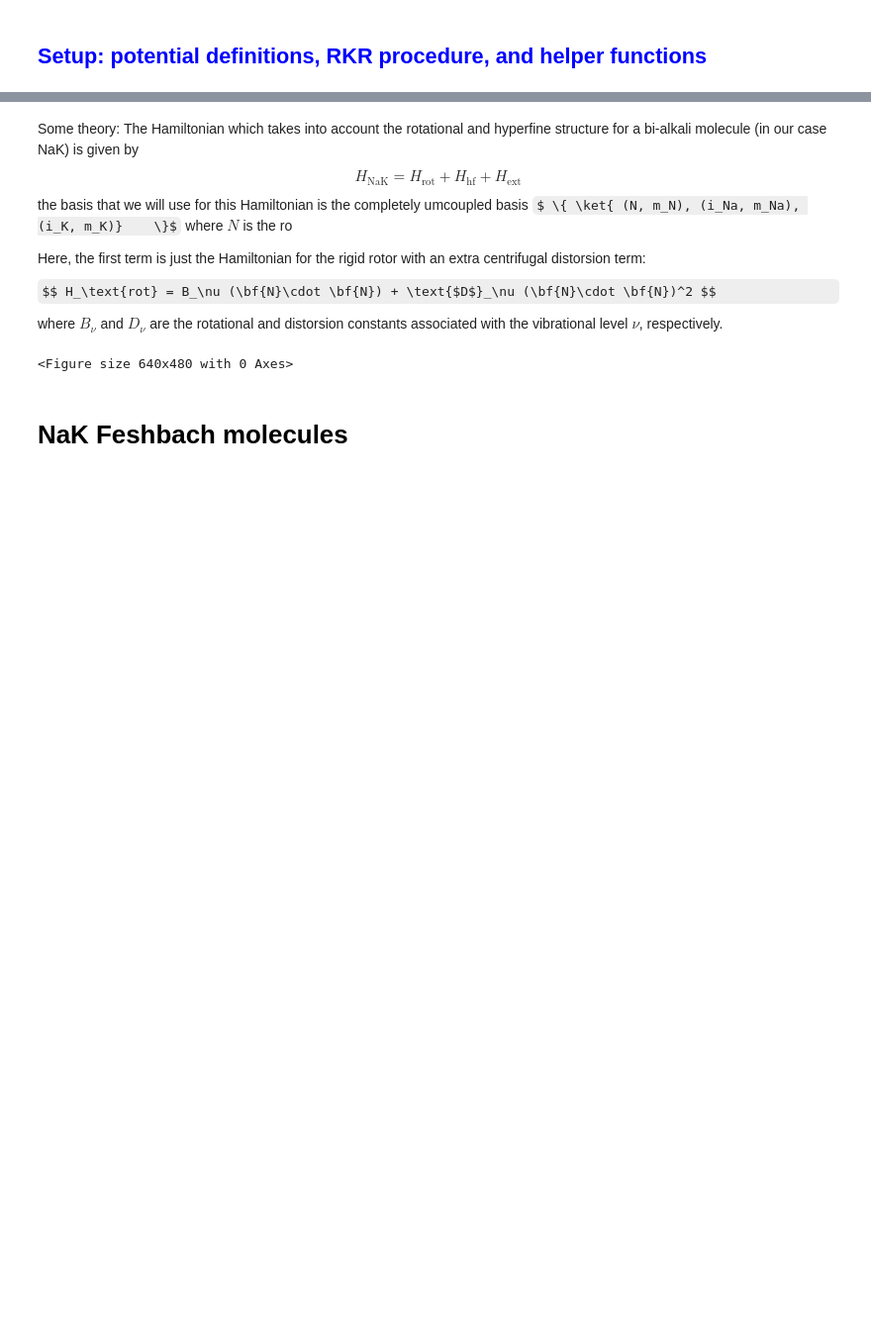
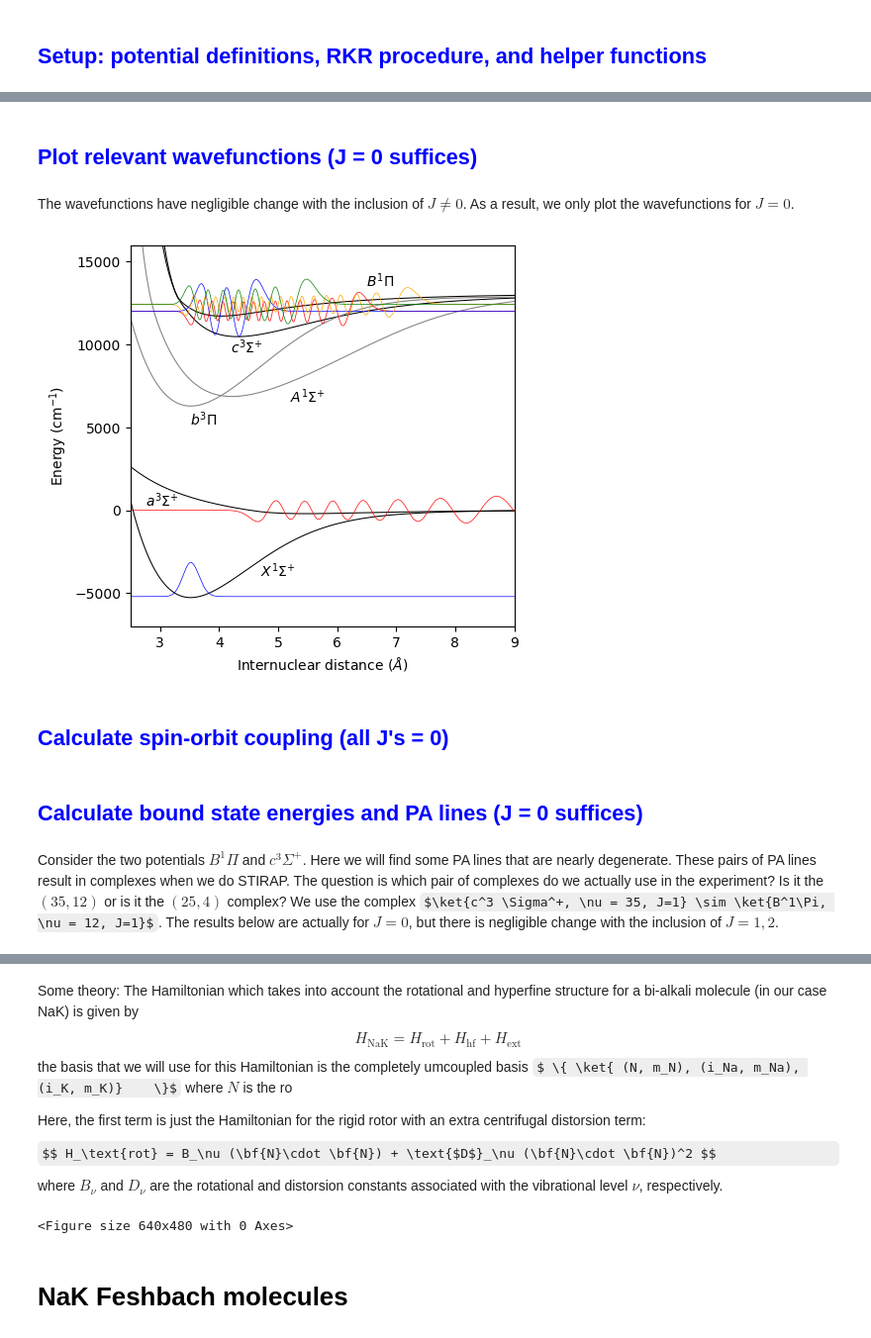
Before and after one commit to huanium/huanium, a Jupyter notebook: MIT_PhD/AMO_Calculator/AMO_Calculator.ipynb, the cells around one changed output, grey strips where cells are left out. Shown at 99% size. Drawn from its saved outputs; the diff is of its cells as text; code cells hidden in the pictures; some formulas as TeX source; blank space fills up the shorter version.

```diff
--- a/MIT_PhD/AMO_Calculator/AMO_Calculator.ipynb
+++ b/MIT_PhD/AMO_Calculator/AMO_Calculator.ipynb
@@ -185,7 +184,7 @@ U_Ferber = np.array([1991.62, 1956.61, 1920.44, 1883.09, 1844.60, 1804.95, 1764.
 # b3Pi potential
 # data source: https://doi.org/10.1063/1.481149
 Te_b3Pi = 11562.18
-v_max_b3Pi = 63
+v_max_b3Pi = 68
 Y_Na39K_b3Pi = np.zeros((8,3))
 Y_Na39K_b3Pi[1][0] = 120.371380
 Y_Na39K_b3Pi[2][0] = -0.332024
@@ -725,7 +724,7 @@ def SE_radial_solver(r, Vr, l, num_states):
 # %%
 # numerov calculate, for E_guess:
 @jit(nopython=True, cache=True)
-def numerov(r, gr, r_center_idx, l=0, dr=1e-3):
+def numerov(r, gr, r_center_idx, dr=1e-3):
     u = np.zeros(r.size)
     # integrate forward to get u[0],...,u[r_center_idx]
     for j in np.linspace(0, r_center_idx, r_center_idx+1):
@@ -1744,0 +1944,57 @@ Consider the two potentials $B^1 \Pi$ and $c^3 \Sigma^+$. Here we will find some
+# %% [markdown]
+## <font size=4, color='blue'>Plot relevant wavefunctions (J = 0 suffices)</font>
+# %% [markdown]
+The wavefunctions have negligible change with the inclusion of $J\neq 0$. As a result, we only plot the wavefunctions for $J=0$.
+# %%
+# plot wfns and potentials from calculated dataframes
+v_X1SP = 0        # absolute ground state, vibrational quantum number = 0
+v_a3SP = 19       # FB molecule, vibration quantum number = 19
+v_c3SP = 25       # should be 25 according to Martin's calc based on spec data
+v_B1Pi = 4        # should be 4 according to Martin's calc based on spec data
+v_c3SP_new = 35
+v_B1Pi_new = 12
+
+# initialize figures
+fig, ax = plt.subplots(figsize=(5,5))
+
+# plot potentials
+ax.plot(r[::100], X1SigmaPlus_J_0_df['potential'][0][::100],'k',linewidth=0.75)
+ax.plot(r[::100], a3SigmaPlus_J_0_df['potential'][0][::100],'k',linewidth=0.75)
+ax.plot(r[::100], B1Pi_J_0_df['potential'][0][::100],       'k',linewidth=0.75)
+ax.plot(r[::100], c3SigmaPlus_J_0_df['potential'][0][::100],'k',linewidth=0.75)
+ax.plot(r[::100], b3Pi_J_0_df['potential'][0][::100],       '0.5',linewidth=0.75)
+ax.plot(r[::100], A1SigmaPlus_J_0_df['potential'][0][::100],'0.5',linewidth=0.75)
+
+# label potentials
+ax.annotate('$X^{1}\Sigma^{+}$', xy = (4.7,  -4000), xytext = (4.7,  -4000))
+ax.annotate('$a^{3}\Sigma^{+}$', xy = (2.75  , 250), xytext = (2.75  , 250))
+ax.annotate('$c^{3}\Sigma^{+}$', xy = (4.2,   9500), xytext = (4.2,   9500))
+ax.annotate('$B^{1}\Pi$',        xy = (6.5,  13500), xytext = (6.5,  13500))
+ax.annotate('$b^{3}\Pi$',        xy = (3.5,   5100), xytext = (3.5,   5100))
+ax.annotate('$A^{1}\Sigma^{+}$', xy = (5.2,   6500), xytext = (5.2,   6500))
+
+# scale and plot relevant wavefunctions:
+scale_X1SP = max(X1SigmaPlus_J_0_df['wfn_NC'][v_X1SP])*500
+ax.plot(r,scale_X1SP*X1SigmaPlus_J_0_df['wfn_NC'][v_X1SP]+X1SigmaPlus_J_0_df['En_NC'][v_X1SP], 'blue',linewidth=0.5)
+scale_a3SP = max(a3SigmaPlus_J_0_df['wfn_NC'][v_a3SP])*20000
+ax.plot(r,scale_a3SP*a3SigmaPlus_J_0_df['wfn_NC'][v_a3SP]+a3SigmaPlus_J_0_df['En_NC'][v_a3SP], 'red',linewidth=0.5)
+scale_c3SP = max(c3SigmaPlus_J_0_df['wfn_NC'][v_c3SP])*800
+ax.plot(r,scale_c3SP*c3SigmaPlus_J_0_df['wfn_NC'][v_c3SP]+c3SigmaPlus_J_0_df['En_NC'][v_c3SP], 'red',linewidth=0.5)
+scale_B1Pi = max(B1Pi_J_0_df['wfn_NC'][v_B1Pi])*1000
+ax.plot(r,scale_B1Pi*B1Pi_J_0_df['wfn_NC'][v_B1Pi]+B1Pi_J_0_df['En_NC'][v_B1Pi], 'blue',linewidth=0.5)
+scale_c3SP_new = max(c3SigmaPlus_J_0_df['wfn_NC'][v_c3SP_new])*800
+ax.plot(r,scale_c3SP_new*c3SigmaPlus_J_0_df['wfn_NC'][v_c3SP_new]+c3SigmaPlus_J_0_df['En_NC'][v_c3SP_new], 'orange',linewidth=0.5)
+scale_B1Pi_new = max(B1Pi_J_0_df['wfn_NC'][v_B1Pi_new])*1000
+ax.plot(r,scale_B1Pi_new*B1Pi_J_0_df['wfn_NC'][v_B1Pi_new]+B1Pi_J_0_df['En_NC'][v_B1Pi_new], 'green',linewidth=0.5)
+
+plt.xlim([2.5, 9])
+plt.ylim([-7000, 16000])
+plt.xlabel('Internuclear distance ($\AA$)')
+plt.ylabel('Energy (cm$^{-1}$)')
+plt.show()
+# %% [output]
+[figure, added]
+# %% [markdown]
+## <font size=4, color='blue'>Calculate spin-orbit coupling (all J's = 0)</font>
+# %% [markdown]
+## <font size=4, color='blue'>Calculate bound state energies and PA lines (J = 0 suffices)</font>
@@ -1745,3 +2007,5 @@ Consider the two potentials $B^1 \Pi$ and $c^3 \Sigma^+$. Here we will find some
+# %% [markdown]
+Consider the two potentials $B^1 \Pi$ and $c^3 \Sigma^+$. Here we will find some PA lines that are nearly degenerate. These pairs of PA lines result in complexes when we do STIRAP. The question is which pair of complexes do we actually use in the experiment? Is it the $(35,12)$ or is it the $(25, 4)$ complex? We use the complex $\ket{c^3 \Sigma^+, \nu = 35, J=1} \sim \ket{B^1\Pi, \nu = 12, J=1}$. The results below are actually for $J=0$, but there is negligible change with the inclusion of $J=1,2$.
 # %%
 # what two PA lines in the c3SigmaPlus and B1Pi potential are most similar:
 difference = np.Inf
```
Also changed, not shown: parts of 63 cells of this notebook, 4 other files.
